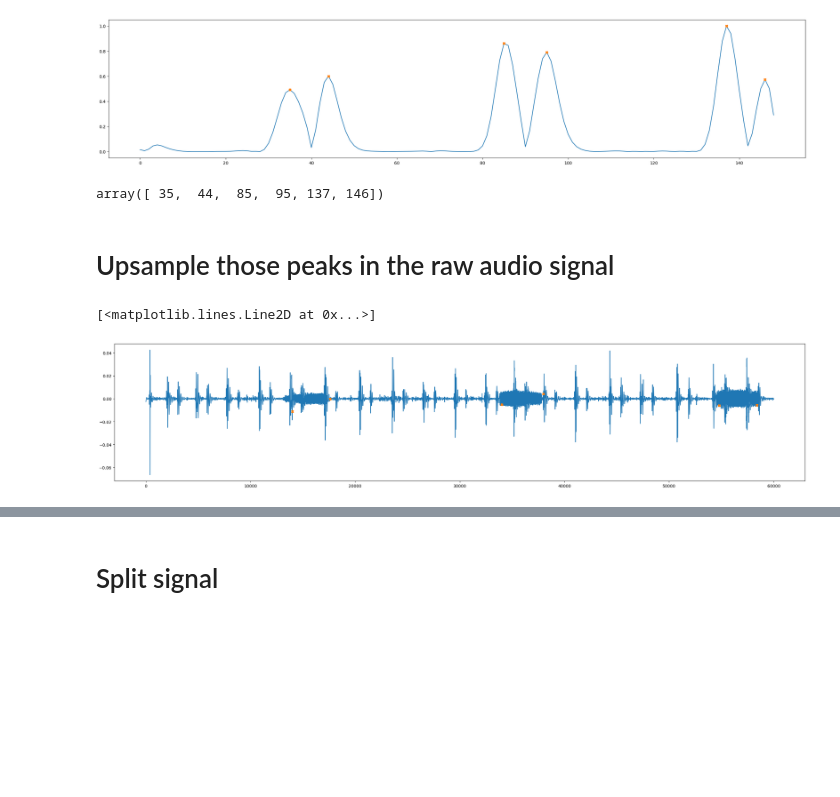
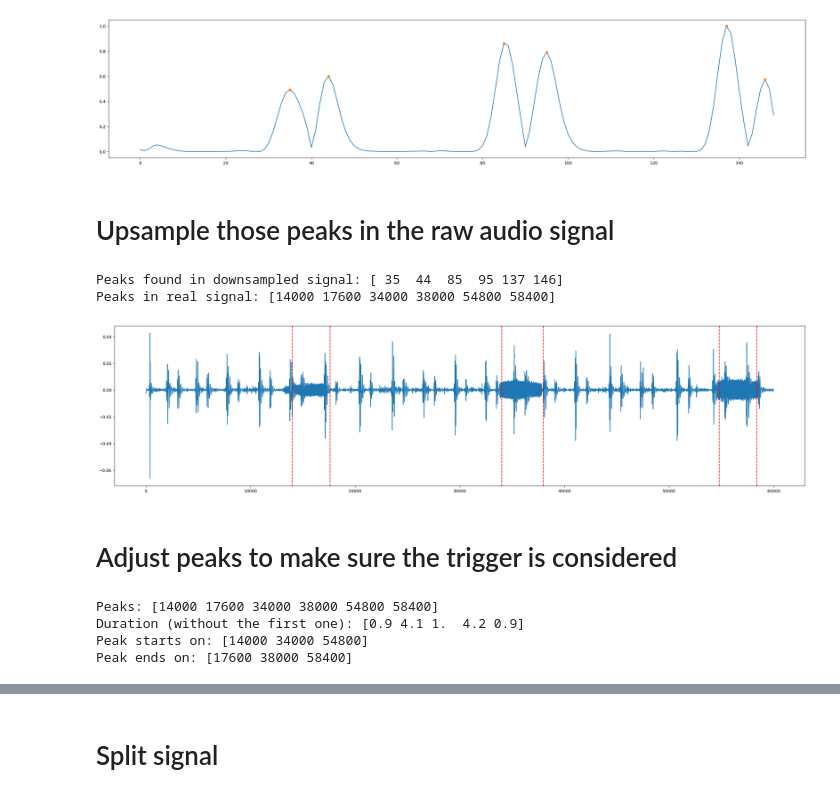
Before and after one commit to Afroefras/coratech, a Jupyter notebook: notebooks/trigger_notification_digital.ipynb, the cells around one changed output, grey strips where cells are left out. Saved outputs shown, nothing was run; the diff lists cells and outputs as text; code cells hidden in the pictures; blank space fills up the shorter version.

```diff
--- a/notebooks/trigger_notification_digital.ipynb
+++ b/notebooks/trigger_notification_digital.ipynb
@@ -16,13 +16,13 @@ from helpers.transform import TrimAfterTrigger, apply_bandpass_filter, min_max_s
 AUDIO_NAME = "test-202407211616.wav"
 DIGITAL_AUDIO_DIR = get_base_dir().joinpath(f"data/digital/{AUDIO_NAME}")
 
-digital_audio, digital_sample_rate = torchaudio.load(str(DIGITAL_AUDIO_DIR))
-print("Sample rate: ", digital_sample_rate)
+digital_audio, sample_rate = torchaudio.load(str(DIGITAL_AUDIO_DIR))
+print("Sample rate: ", sample_rate)
 
-plot_wavelet_spectrogram(digital_audio.numpy(), digital_sample_rate)
-plot_audio_fft(digital_audio.numpy(), digital_sample_rate)
+plot_wavelet_spectrogram(digital_audio.numpy(), sample_rate)
+plot_audio_fft(digital_audio.numpy(), sample_rate)
 
-Audio(digital_audio, rate=digital_sample_rate, autoplay=True)
+Audio(digital_audio, rate=sample_rate, autoplay=True)
 # %% [output]
 Sample rate:  4000
 [figure]
@@ -36,13 +36,13 @@ low_cutoff = SYNTHETIC_FREQ - 1
 high_cutoff = SYNTHETIC_FREQ + 1
 
 filtered_audio = apply_bandpass_filter(
-    digital_audio, digital_sample_rate, low_cutoff, high_cutoff
+    digital_audio, sample_rate, low_cutoff, high_cutoff
 )
 
-plot_wavelet_spectrogram(filtered_audio.numpy(), digital_sample_rate)
-plot_audio_fft(filtered_audio.numpy(), digital_sample_rate)
+plot_wavelet_spectrogram(filtered_audio.numpy(), sample_rate)
+plot_audio_fft(filtered_audio.numpy(), sample_rate)
 
-Audio(filtered_audio, rate=digital_sample_rate, autoplay=True)
+Audio(filtered_audio, rate=sample_rate, autoplay=True)
 # %% [output]
 [figure]
 [figure]
@@ -79,18 +79,42 @@ plt.plot(peaks, smoothed_diff[peaks], "X")
 # %% [output]
 [<matplotlib.lines.Line2D at 0x...>]
 [figure]
-# %%
-peaks
-# %% [output]
-array([ 35,  44,  85,  95, 137, 146])
 # %% [markdown]
 # Upsample those peaks in the raw audio signal
-# %%
-upsampled_peaks = peaks * DOWNSAMPLE_FACTOR
-
-plt.figure(figsize=(30, 6))
-plt.plot(digital_audio.squeeze())
-plt.plot(upsampled_peaks, digital_audio.squeeze()[upsampled_peaks], "X")
-# %% [output]
-[<matplotlib.lines.Line2D at 0x...>]
-[figure, removed]
+# %%
+upsampled_peaks = peaks * DOWNSAMPLE_FACTOR
+print(f"Peaks found in downsampled signal: {peaks}")
+print(f"Peaks in real signal: {upsampled_peaks}")
+
+plt.figure(figsize=(30, 7))
+plt.plot(digital_audio.squeeze())
+
+for peak in upsampled_peaks:
+    plt.axvline(x=peak, color='red', linestyle='--')
+
+plt.show()
+# %% [output]
+Peaks found in downsampled signal: [ 35  44  85  95 137 146]
+Peaks in real signal: [14000 17600 34000 38000 54800 58400]
+[figure, added]
+# %% [markdown]
+# Adjust peaks to make sure the trigger is considered
+# %%
+print(f"Peaks: {upsampled_peaks}")
+
+segment_duration = np.diff(upsampled_peaks) / sample_rate
+print(f"Duration (without the first one): {segment_duration}")
+
+is_peak_start = np.concatenate([segment_duration < 2, [False]])
+is_peak_end = np.concatenate([[False], segment_duration < 2])
+
+peak_starts = upsampled_peaks[is_peak_start]
+peak_ends = upsampled_peaks[is_peak_end]
+
+print(f"Peak starts on: {peak_starts}")
+print(f"Peak ends on: {peak_ends}")
+# %% [output]
+Peaks: [14000 17600 34000 38000 54800 58400]
+Duration (without the first one): [0.9 4.1 1.  4.2 0.9]
+Peak starts on: [14000 34000 54800]
+Peak ends on: [17600 38000 58400]
```
Also changed, not shown: parts of 7 cells of this notebook.
